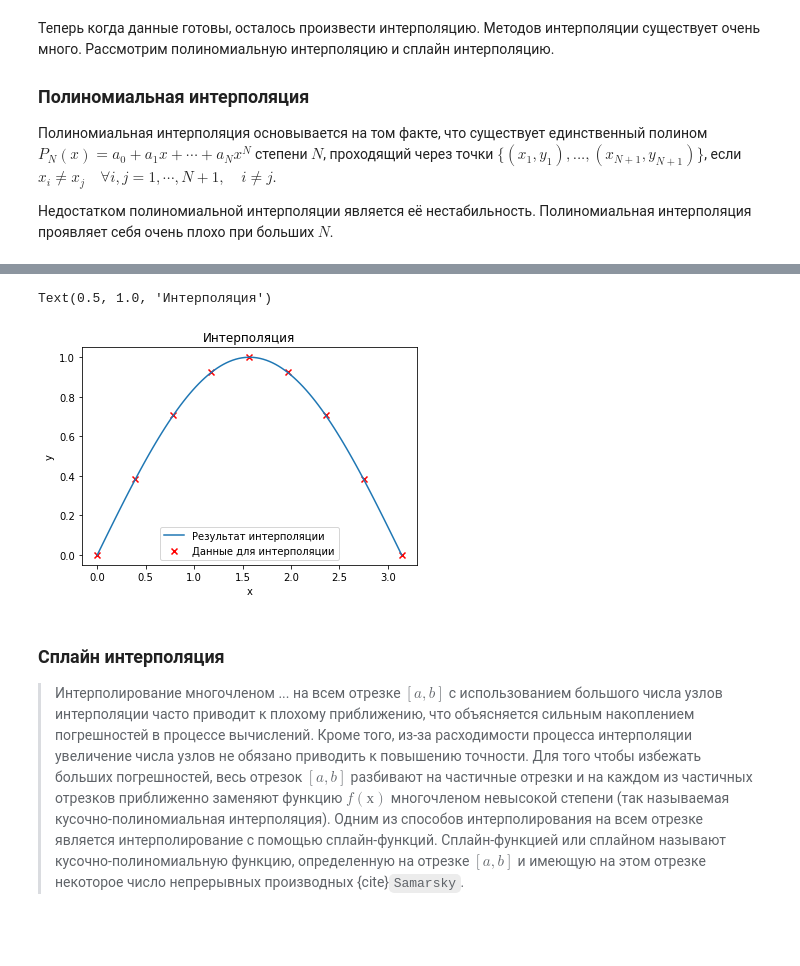
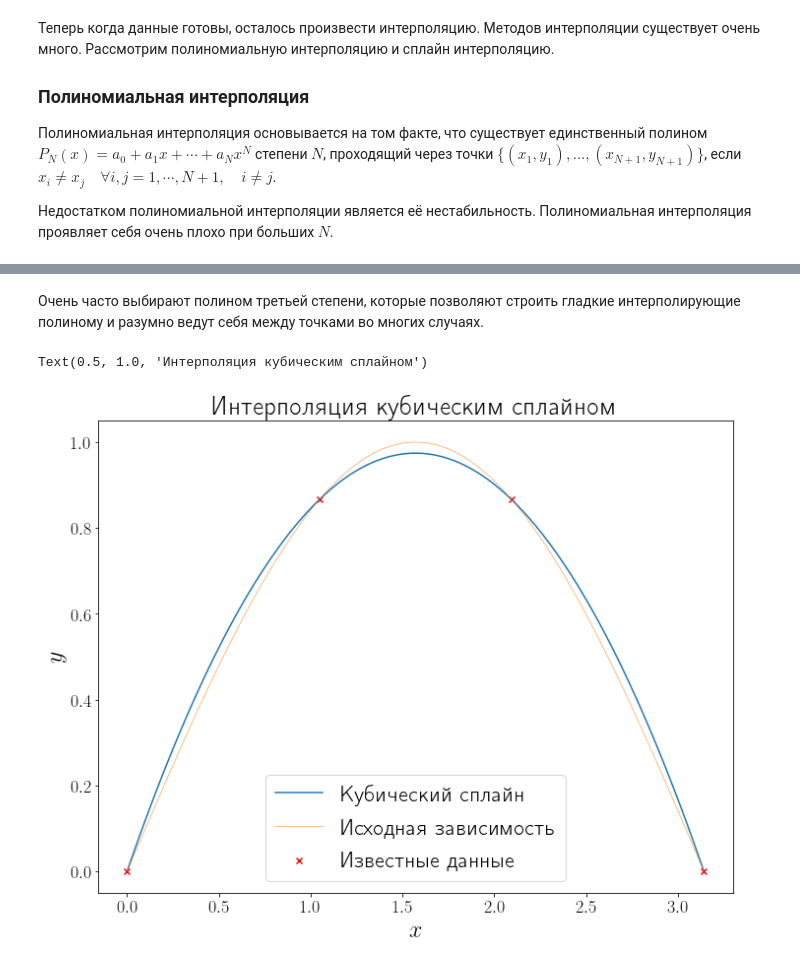
Before and after one commit to FadeevLecturer/python_lectures, a Jupyter notebook: notebooks/scipy/interpolation_approx.ipynb, the cells around one changed output, grey strips where cells are left out. Saved outputs shown, nothing was run; the diff lists cells and outputs as text; code cells hidden in the pictures; blank space fills up the shorter version.

```diff
--- a/notebooks/scipy/interpolation_approx.ipynb
+++ b/notebooks/scipy/interpolation_approx.ipynb
@@ -52,0 +95,10 @@ plt.show()
+# %%
+x_data, y_data = generate_data(f, L, R, 5)
+linear = interpolate.interp1d(x_data, y_data, kind="linear")
+y_linear = linear(xh)
+
+fig, ax = plt.subplots(figsize=(10, 8), layout="tight")
+ax.plot(xh, y_linear, label="Сплайн первой степени")
+plot_problem(ax, x_data, y_data)
+ax.legend()
+ax.set_title("Кусочно-линейная интерполяция")
@@ -53,18 +108,14 @@ plt.show()
+# %% [markdown]
+Очень часто выбирают полином третьей степени, которые позволяют строить гладкие интерполирующие полиному и разумно ведут себя между точками во многих случаях.
 # %%
-from scipy import interpolate
+cubic = interpolate.interp1d(x_data, y_data, kind="cubic")
+y_cubic = cubic(xh)
 
-poly = interpolate.KroghInterpolator(x_data, y_data)
-y_poly = poly(x)
-
-fig, ax = plt.subplots()
-ax.plot(x, y_poly)
+fig, ax = plt.subplots(figsize=(10, 8), layout="tight")
+ax.plot(xh, y_cubic, label="Кубический сплайн")
 plot_problem(ax, x_data, y_data)
-ax.legend(["Полиномиальная интерполяция", "Данные для интерполяции"])
-ax.set_title("Интерполяция")
+ax.legend()
+ax.set_title("Интерполяция кубическим сплайном")
 # %% [output]
-Text(0.5, 1.0, 'Интерполяция')
+Text(0.5, 1.0, 'Интерполяция кубическим сплайном')
-[figure, old version]
+[figure, new version]
-# %% [markdown]
-### Сплайн интерполяция
-
-> Интерполирование многочленом ... на всем отрезке $[a, b]$ с использованием большого числа узлов интерполяции часто приводит к плохому приближению, что объясняется сильным накоплением погрешностей в процессе вычислений. Кроме того, из-за расходимости процесса интерполяции увеличение числа узлов не обязано приводить к повышению точности. Для того чтобы избежать больших погрешностей, весь отрезок $[a, b]$ разбивают на частичные отрезки и на каждом из частичных отрезков приближенно заменяют функцию $f(х)$ многочленом невысокой степени (так называемая кусочно-полиномиальная интерполяция). Одним из способов интерполирования на всем отрезке является интерполирование с помощью сплайн-функций. Сплайн-функцией или сплайном называют кусочно-полиномиальную функцию, определенную на отрезке $[a, b]$ и имеющую на этом отрезке некоторое число непрерывных производных {cite}`Samarsky`.
```
Also changed, not shown: parts of 26 cells of this notebook.
